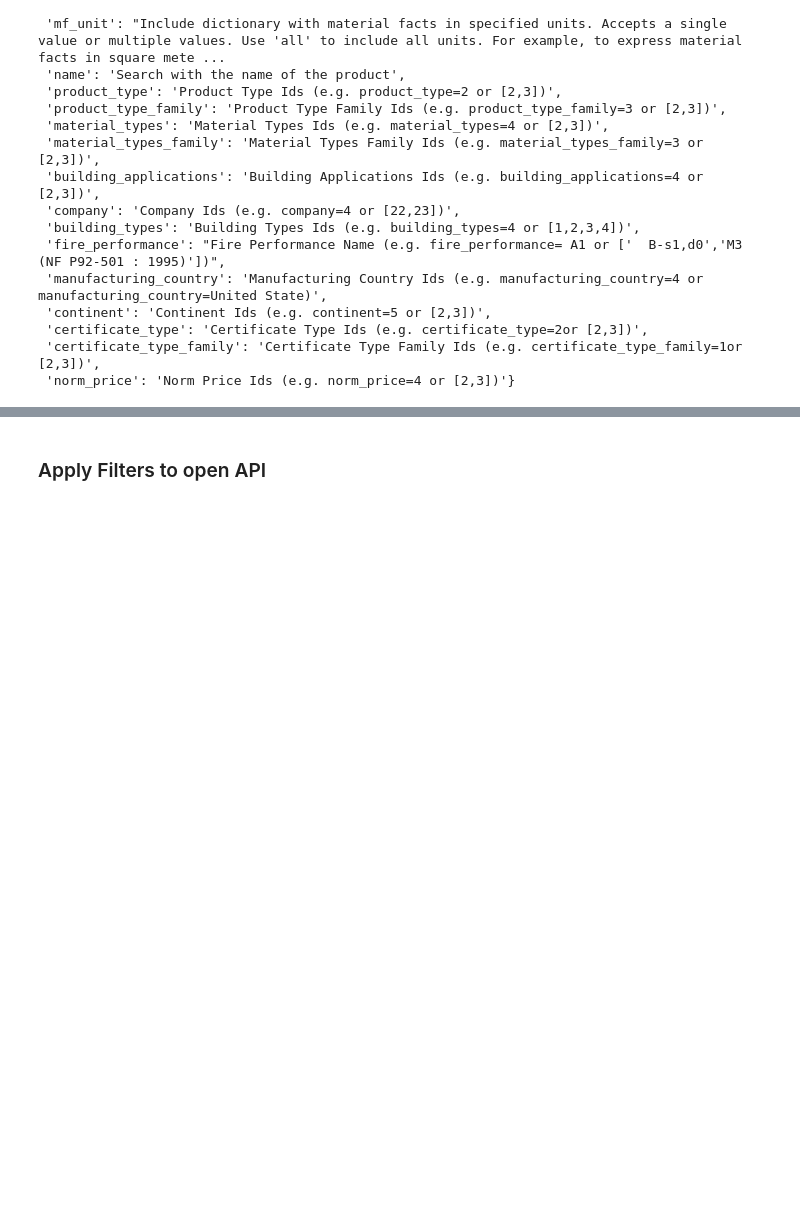
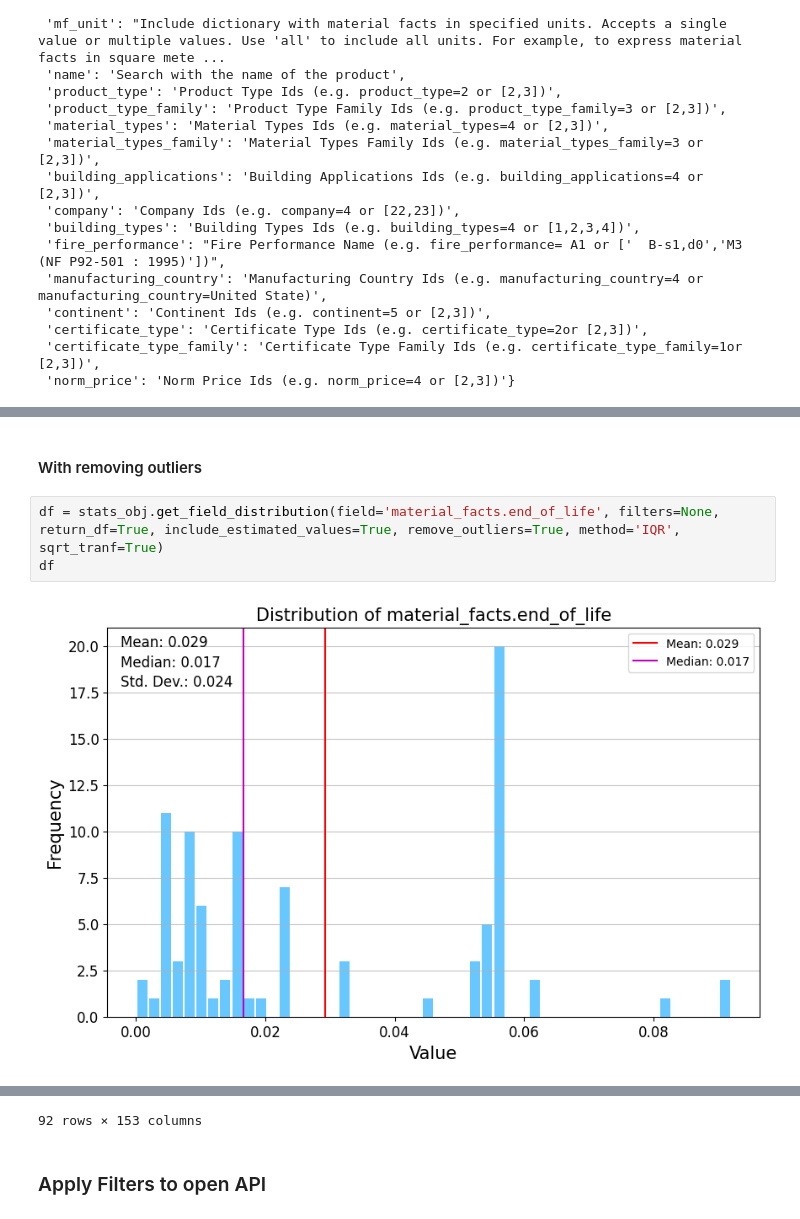
Before and after one commit to 2050-Materials/aecdata, a Jupyter notebook: usage/example_usage.ipynb, the cells around one changed output, grey strips where cells are left out. Saved outputs shown, nothing was run; the diff lists cells and outputs as text; blank space fills up the shorter version.

```diff
--- a/usage/example_usage.ipynb
+++ b/usage/example_usage.ipynb
@@ -237,0 +251,7 @@ stat_df
+# %% [markdown]
+#### With removing outliers
+# %%
+df = stats_obj.get_field_distribution(field='material_facts.end_of_life', filters=None, return_df=True, include_estimated_values=True, remove_outliers=True, method='IQR', sqrt_tranf=True)
+df
+# %% [output]
+[figure, added]
@@ -238,3 +270,4 @@ stat_df
+92 rows × 153 columns
 # %% [markdown]
 ### Apply Filters to open API
 # %%
```
Also changed, not shown: parts of 32 cells of this notebook, 4 other files.
